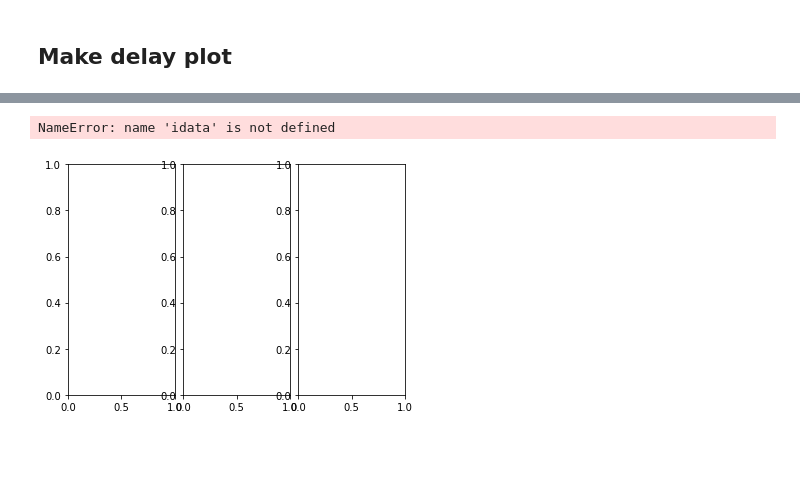
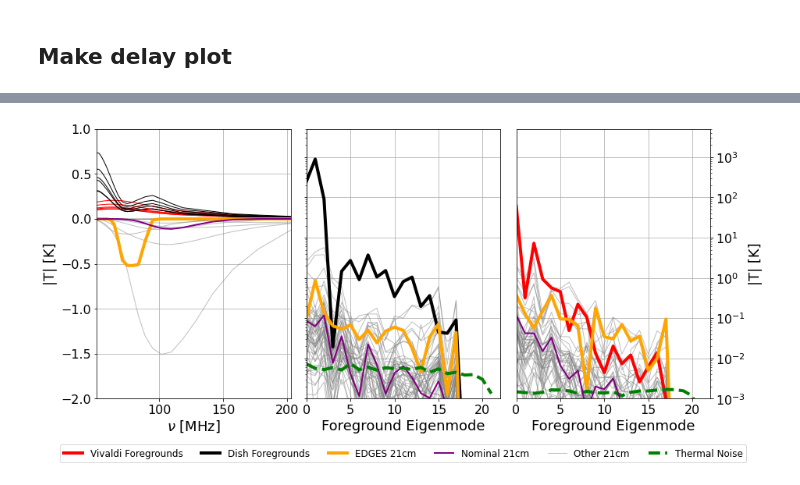
Before and after one commit to christianhbye/eigsep_misc, a Jupyter notebook: mock_vivaldi_analysis/mock_vivaldi_analysis_CHB.ipynb, the cells around one changed output, grey strips where cells are left out. Cells and saved outputs as stored; diff of their text form; code cells hidden in the pictures; blank space fills up the shorter version.

Commit message:
compute eigenmode spectrum for esoteric models

```diff
--- a/mock_vivaldi_analysis/mock_vivaldi_analysis_CHB.ipynb
+++ b/mock_vivaldi_analysis/mock_vivaldi_analysis_CHB.ipynb
@@ -84,6 +84,7 @@ plt.show()
 # %%
 freqs = freqs_models[(freqs_beam.max() >= freqs_models) & (freqs_models >= freqs_beam.min())]
 beams = interp1d(freqs_beam, beams, axis=0)(freqs)
+models = models[:, (freqs_beam.max() >= freqs_models) & (freqs_models >= freqs_beam.min())]
 # %%
 # interpolated beam vs phi and theta (data coordinates, extent is [pi/2, 3pi/2, 0, pi])
 plot_indx = -3
@@ -631,4 +659,6 @@ plt.savefig('pc_dot_plot.png', bbox_inches='tight')
 # %%
+MODEL_NUMBER = 0  # nominal model
+
 fig = plt.figure()
 h_gap = 0.04
 axarr=[fig.add_axes([0.1, 0.2, .8/3-h_gap/2, .8]), fig.add_axes([.8/3+.1, 0.2, .8/3-h_gap/2, .8]), fig.add_axes([2*.8/3+.1, 0.2, .8/3-h_gap/2, .8])]
@@ -644,7 +674,7 @@ l1=plt.plot(freqs * 1e3, np.abs(idata_dish[::50] - reord).T/1e4, color='k', lw=1
 #l3=plt.semilogy(freqs * 1e3, np.abs(idata_flattened_dish[np.argmin(np.mean(idata_flattened_dish, axis=1))] - reor), color='k', lw=4)[0]
 l2=plt.plot(freqs * 1e3, models.T[:, ::10], lw=1, alpha=.5, color='grey')[0]
 l3=plt.plot(freqs * 1e3, fake_eor, color='orange', lw=4)[0]
-l5 = plt.plot(freqs*1e3, models[895], lw=2, color='purple')[0]
+l5 = plt.plot(freqs*1e3, models[MODEL_NUMBER], lw=2, color='purple')[0]
 #for m in range(3):
     #plt.plot(freqs * 1e3, (Vu[m] @ idata[np.argmin(np.mean(idata_flattened, axis=1))] - reor)*Vu[m] / 1e2, color='r', lw=1)
 #    plt.plot(freqs * 1e3, Vu[m]*2, color='r', lw=1)
@@ -663,19 +693,21 @@ summed = np.zeros_like(freqs,dtype=complex)
 
 #l5=plt.semilogy(freqs * 1e3, np.abs(2.73/10+fake_eor), color='orange', ls=':', lw=4)[0]
 
-plt.ylim(-.6, 1)
+plt.ylim(-2, 1)
+#plt.ylim(-.6, 1)
 #l7=plt.plot(freqs * 1e3, np.abs(idata[np.argmin(np.mean(idata_flattened, axis=1))]) / np.sqrt(DF * 1e9 * tint), color='green', ls='--', lw=4)[0]
 
 plt.ylabel('|T| [K]', fontsize=18)
 plt.grid()
 #plt.ylim(1e-3, 5e3)
-plt.xlim(55, 245)
+#plt.xlim(55, 245)
+plt.xlim(freqs.min()*1e3, freqs.max()*1e3)
 plt.gca().tick_params(labelsize=16)
 plt.xlabel("$\\nu$ [MHz]", fontsize=18)
 
 
 plt.sca(axarr[2])
-plt.semilogy(np.abs(np.dot(V, rmodels.T))[:, ::50], lw=1, alpha=.5, color='grey')
+plt.semilogy(np.abs(np.dot(V, rmodels.T))[:, ::2], lw=1, alpha=.5, color='grey')
 x = np.abs(np.dot(V, (idata_flattened[np.argmin(np.mean(idata_flattened, axis=1))] - reor).T))
 threshold_fg = np.where(x < x.max()*1e-4)[0].min()
 noise_level = np.sqrt(np.diag(V.T @ np.diag(np.abs((idata[np.argmin(np.mean(idata_flattened, axis=1))]) / np.sqrt(DF * 1e9 * tint)) ** 2.) @ V))
@@ -685,7 +717,7 @@ noise_level = np.sqrt(np.diag(V.T @ np.diag(np.abs((idata[np.argmin(np.mean(idat
 l0=plt.semilogy(x, 'r-', lw=4)[0]
 plt.semilogy(np.abs(np.dot(V, reor)),color='orange', lw=4)
 l4=plt.semilogy(noise_level, color='green', ls='--', lw=4)[0]
-plt.semilogy(np.abs(V @ rmodels[895]), lw=2, color='purple')
+plt.semilogy(np.abs(V @ rmodels[MODEL_NUMBER]), lw=2, color='purple')
 
 #index_tm4 = np.argmin(np.dot(V, ))
 #plt.axvline(threshold_fg, color='r', ls='--')
@@ -693,7 +725,7 @@ plt.grid()
 #plt.gca().set_xticklabels([])
 plt.gca().tick_params(labelsize=16)
 plt.ylim(1e-3, 5e3)
-plt.xlim(0,45)
+plt.xlim(0)
 plt.xlabel('Foreground Eigenmode', fontsize=18)
 #plt.gca().set_yticklabels([])
 plt.gca().yaxis.tick_right()
@@ -704,43 +736,42 @@ plt.ylabel('|T| [K]', fontsize=18)
 
 plt.sca(axarr[1])
 #plt.semilogy(np.abs(np.dot(Vd, )))
-l3=plt.semilogy(np.abs(np.dot(Vd, rmodelsd.T))[:, ::50], lw=1, alpha=.5, color='grey')[0]
+l3=plt.semilogy(np.abs(np.dot(Vd, rmodelsd.T))[:, ::2], lw=1, alpha=.5, color='grey')[0]
 xd = np.abs(np.dot(Vd, (idata_flattened_dish[np.argmin(np.mean(idata_flattened_dish, axis=1))] - reord).T))
 threshold_fg_d = np.where(xd < xd.max()*1e-4)[0].min()
 noise_level = np.sqrt(np.diag(Vd.T @ np.diag(np.abs((idata_dish[np.argmin(np.mean(idata_flattened_dish, axis=1))]) / np.sqrt(DF * 1e9 * tint)) ** 2.) @ Vd))
 
 #l0=plt.semilogy(np.abs(np.dot(Vd, (idata_dish[np.argmin(np.mean(idata_flattened_dish, axis=1))] - reord).T)),
 #             'k', lw=4)[0]
 l1=plt.semilogy(np.abs(np.dot(Vd, (idata_flattened_dish[np.argmin(np.mean(idata_flattened_dish, axis=1))] - reord).T)),
              'k-', lw=4)[0]
 l3=plt.semilogy(np.abs(np.dot(Vd, reord)),color='orange', lw=4, ls='-')[0]
-plt.semilogy(np.abs(Vd @ rmodelsd[895]), lw=2, color='purple')
+plt.semilogy(np.abs(Vd @ rmodelsd[MODEL_NUMBER]), lw=2, color='purple')
 #l2=plt.semilogy(freqs * 1e3, np.abs(Vd @ (idata_flattened_dish[np.argmin(np.mean(idata_flattened_dish, axis=1))] - reor) / np.sqrt(DF * 1e9 * tint)), color='green', ls='--', lw=4)[0]
 plt.semilogy(noise_level, color='green', ls='--', lw=4)
 
 
 plt.grid()
 plt.gca().tick_params(labelsize=16)
 #plt.axvline(threshold_fg_d, color='r', ls='--')
 
 plt.ylim(1e-3, 5e3)
-plt.xlim(0,45)
+plt.xlim(0)
 #plt.gca().set_xticklabels([])
 plt.xlabel('Foreground Eigenmode', fontsize=18)
 plt.gca().set_yticklabels([])
 
 threshold_21cm = np.where(np.abs(np.sqrt(np.abs(Sm)) < .1 * np.sqrt(np.abs(Sm)).max()))[0].min()
 threshold_21cmd = np.where(np.abs(np.sqrt(np.abs(Smd)) < .1 * np.sqrt(np.abs(Smd)).max()))[0].min()
 
 
 
 plt.gcf().set_size_inches(14, 6)
 
 
 fig.legend((l0,l1,l3, l5,l2, l4), ('Vivaldi Foregrounds', 'Dish Foregrounds', 'EDGES 21cm', 'Nominal 21cm', 'Other 21cm', 'Thermal Noise'), loc='lower center' ,ncol=6, fontsize=12)
+plt.show()
 
-
-plt.savefig('plots/pc_plot_w_frequency.png', bbox_inches='tight')
+#plt.savefig('plots/pc_plot_w_frequency.png', bbox_inches='tight')
 # %% [output]
-NameError: name 'idata' is not defined
-[figure, old version]
+[figure, new version]
```
Also changed, not shown: parts of 11 cells of this notebook.
